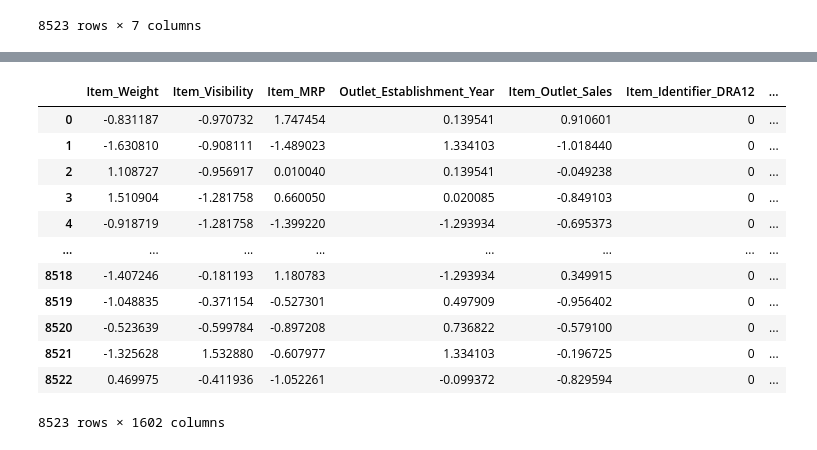
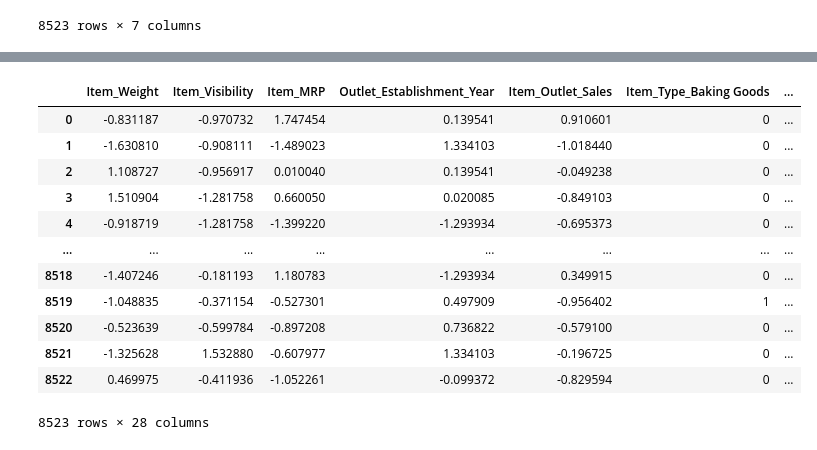
Before and after one commit to PhaniKedar/DS_course_assignments, a Jupyter notebook: assignment_2.ipynb, the cells around one changed output, grey strips where cells are left out. Cells and saved outputs as stored; diff of their text form; code cells hidden in the pictures.

```diff
--- a/assignment_2.ipynb
+++ b/assignment_2.ipynb
@@ -309,0 +314,2 @@ food_data_hot_encoded = pd.get_dummies(food_data_cat)
+# %%
+food_data_cat['Item_Fat_Content'].replace({'Low Fat':0,'Regular':1},inplace=True)
@@ -309,0 +332,2 @@ food_data_hot_encoded = pd.get_dummies(food_data_cat)
+# %%
+food_data_hot_encoded = pd.get_dummies(food_data_cat.loc[:,["Item_Type","Outlet_Type"]])
@@ -310,2 +350,2 @@ food_data_hot_encoded = pd.get_dummies(food_data_cat)
 # %%
-food_data_hot_encoded
+food_data_cat_ordinal = food_data_cat.loc[:,["Outlet_Size","Outlet_Location_Type","Item_Fat_Content"]]
@@ -326,16 +368,18 @@ food_data_hot_encoded
 # %%
-pd.concat([data_scale, food_data_hot_encoded], axis = 1)
+Final_Dataframe = pd.concat([data_scale, food_data_hot_encoded,food_data_cat_ordinal], axis = 1)
-# %% [output]
-|  | Item_Weight | Item_Visibility | Item_MRP | Outlet_Establishment_Year | Item_Outlet_Sales | Item_Identifier_DRA12 | ... |
-| 0 | -0.831187 | -0.970732 | 1.747454 | 0.139541 | 0.910601 | 0 | ... |
-| 1 | -1.630810 | -0.908111 | -1.489023 | 1.334103 | -1.018440 | 0 | ... |
-| 2 | 1.108727 | -0.956917 | 0.010040 | 0.139541 | -0.049238 | 0 | ... |
-| 3 | 1.510904 | -1.281758 | 0.660050 | 0.020085 | -0.849103 | 0 | ... |
-| 4 | -0.918719 | -1.281758 | -1.399220 | -1.293934 | -0.695373 | 0 | ... |
-| ... | ... | ... | ... | ... | ... | ... | ... |
-| 8518 | -1.407246 | -0.181193 | 1.180783 | -1.293934 | 0.349915 | 0 | ... |
-| 8519 | -1.048835 | -0.371154 | -0.527301 | 0.497909 | -0.956402 | 0 | ... |
-| 8520 | -0.523639 | -0.599784 | -0.897208 | 0.736822 | -0.579100 | 0 | ... |
-| 8521 | -1.325628 | 1.532880 | -0.607977 | 1.334103 | -0.196725 | 0 | ... |
-| 8522 | 0.469975 | -0.411936 | -1.052261 | -0.099372 | -0.829594 | 0 | ... |
-8523 rows × 1602 columns
+# %%
+Final_Dataframe
+# %% [output]
+|  | Item_Weight | Item_Visibility | Item_MRP | Outlet_Establishment_Year | Item_Outlet_Sales | Item_Type_Baking Goods | ... |
+| 0 | -0.831187 | -0.970732 | 1.747454 | 0.139541 | 0.910601 | 0 | ... |
+| 1 | -1.630810 | -0.908111 | -1.489023 | 1.334103 | -1.018440 | 0 | ... |
+| 2 | 1.108727 | -0.956917 | 0.010040 | 0.139541 | -0.049238 | 0 | ... |
+| 3 | 1.510904 | -1.281758 | 0.660050 | 0.020085 | -0.849103 | 0 | ... |
+| 4 | -0.918719 | -1.281758 | -1.399220 | -1.293934 | -0.695373 | 0 | ... |
+| ... | ... | ... | ... | ... | ... | ... | ... |
+| 8518 | -1.407246 | -0.181193 | 1.180783 | -1.293934 | 0.349915 | 0 | ... |
+| 8519 | -1.048835 | -0.371154 | -0.527301 | 0.497909 | -0.956402 | 1 | ... |
+| 8520 | -0.523639 | -0.599784 | -0.897208 | 0.736822 | -0.579100 | 0 | ... |
+| 8521 | -1.325628 | 1.532880 | -0.607977 | 1.334103 | -0.196725 | 0 | ... |
+| 8522 | 0.469975 | -0.411936 | -1.052261 | -0.099372 | -0.829594 | 0 | ... |
+8523 rows × 28 columns
```
Also changed, not shown: parts of 7 cells of this notebook.
